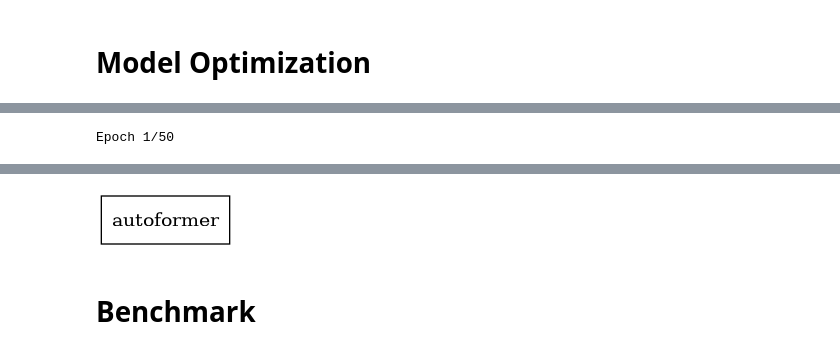
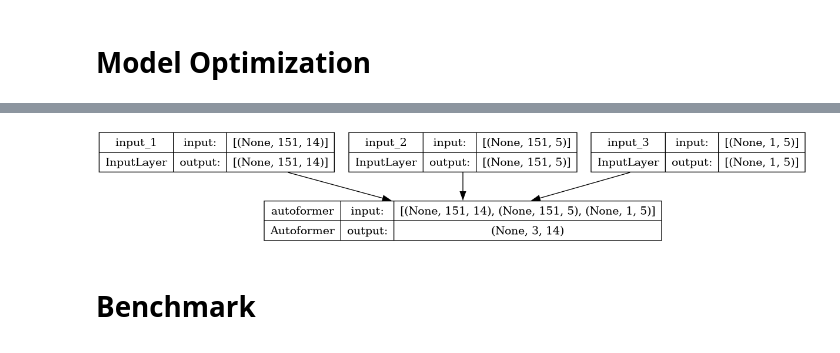
Before and after one commit to ilmari99/stonk-prediction, a Jupyter notebook: stock_predictions_autoformer.ipynb, the cells around one changed output, grey strips where cells are left out. Cells and saved outputs as stored; diff of their text form; code cells hidden in the pictures.

Commit message:
Re-wrapped the autoformer model as a layer in a keras.Model, following the implementation of the Transformer.

```diff
--- a/stock_predictions_autoformer.ipynb
+++ b/stock_predictions_autoformer.ipynb
@@ -42,7 +42,7 @@ To enable the following instructions: SSE4.1 SSE4.2 AVX AVX2 AVX512F AVX512_VNNI
 # %%
 ENCODING = locale.getpreferredencoding()
 DF_PATH = "HEL_12-10-21to08-11-23.csv"
-MODEL_SERIAL = None
+MODEL_SERIAL = "autoformer_model_20231219144834"
 SELECTED_TICKERS_PATH = "./TICKERS_TO_FOLLOW.json"
 
 TEST_FRAC = 0.2
@@ -155,7 +155,7 @@ if MODEL_SERIAL is None:
     counter = 0
     RESUME = 0
 
-    for memory_length in [100]:
+    for memory_length in [150]:
         if PREDICT_PRICES:
             OUTPUT_SCALE = (0,1)
             x, y = create_batch_xy(
@@ -191,8 +191,8 @@ if MODEL_SERIAL is None:
             y_train = tf.transpose(y_train, (0,2,1))
             y_test = tf.transpose(y_test, (0,2,1))
 
-        for head_size in [8]:
-            for num_heads in [2]:
+        for head_size in [16]:
+            for num_heads in [4]:
                 for ff_dim in [16]:
                     for num_autoformer_blocks in [2]:
                         for random_seed in [0]:
@@ -218,7 +218,9 @@ if MODEL_SERIAL is None:
                                 "tau": 10,
                                 "seed": random_seed
                             }
-                            model = Autoformer(model_dict)
+                            model = create_autoformer_model(
+                                m=memory_length+1,
+                                n=len(SELECTED_TICKERS),**model_dict)
 
                             model.compile(optimizer=keras.optimizers.Adam(),
                                         loss=MultiSoftmaxLoss(),
@@ -232,7 +234,7 @@ if MODEL_SERIAL is None:
                                     validation_split=0.25,
                                     callbacks=[
                                         keras.callbacks.EarlyStopping(
-                                            patience=5,
+                                            patience=1,
                                             restore_best_weights=True
                                         )
                                     ])
@@ -342 +329,0 @@ Your kernel may have been built without NUMA support.
-Epoch 1/50
@@ -362,4 +330,4 @@ Epoch 6/50
-[figure, old version]
+[figure, new version]
 # %% [markdown]
 # Benchmark
 # %% [markdown]
```
Also changed, not shown: parts of 4 cells of this notebook, 2 other files.
